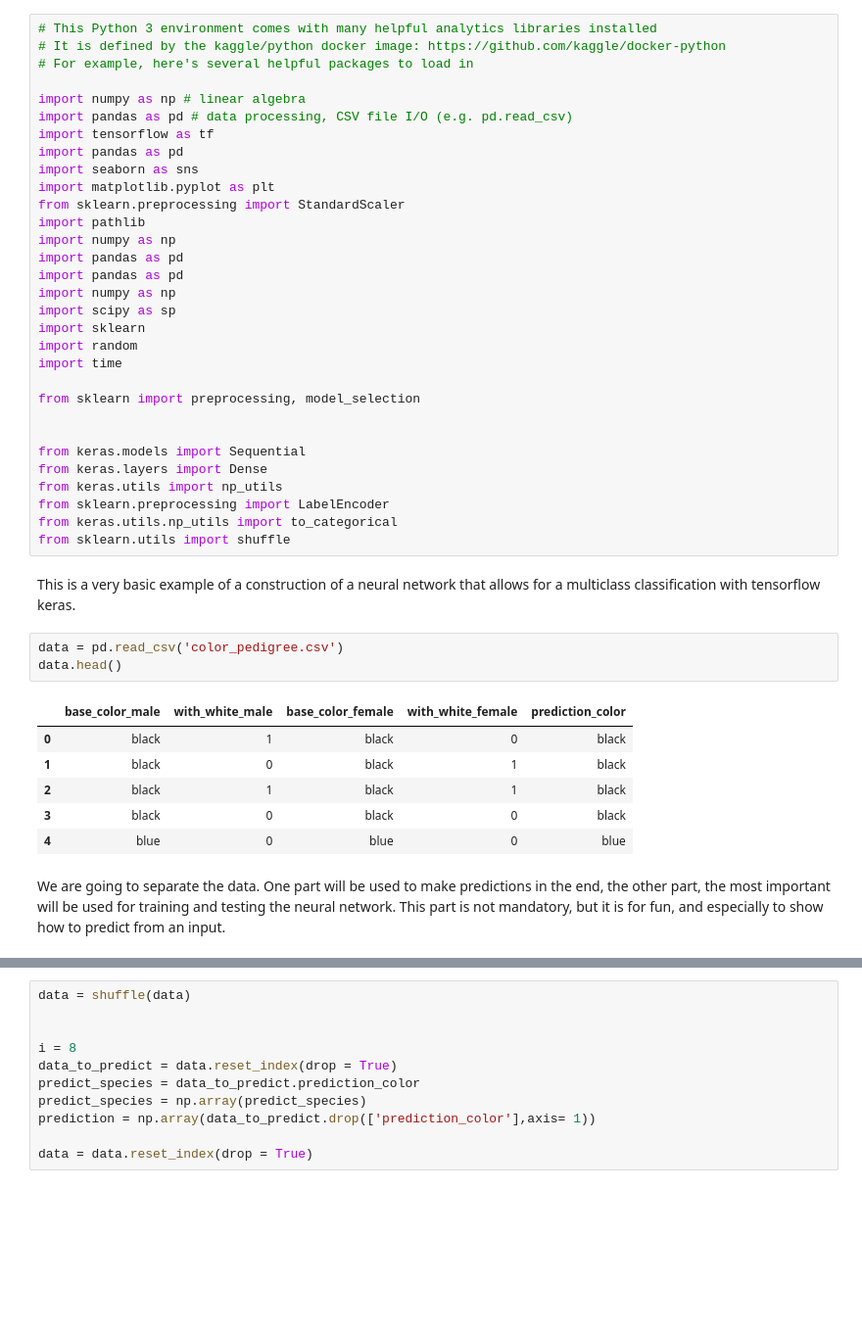
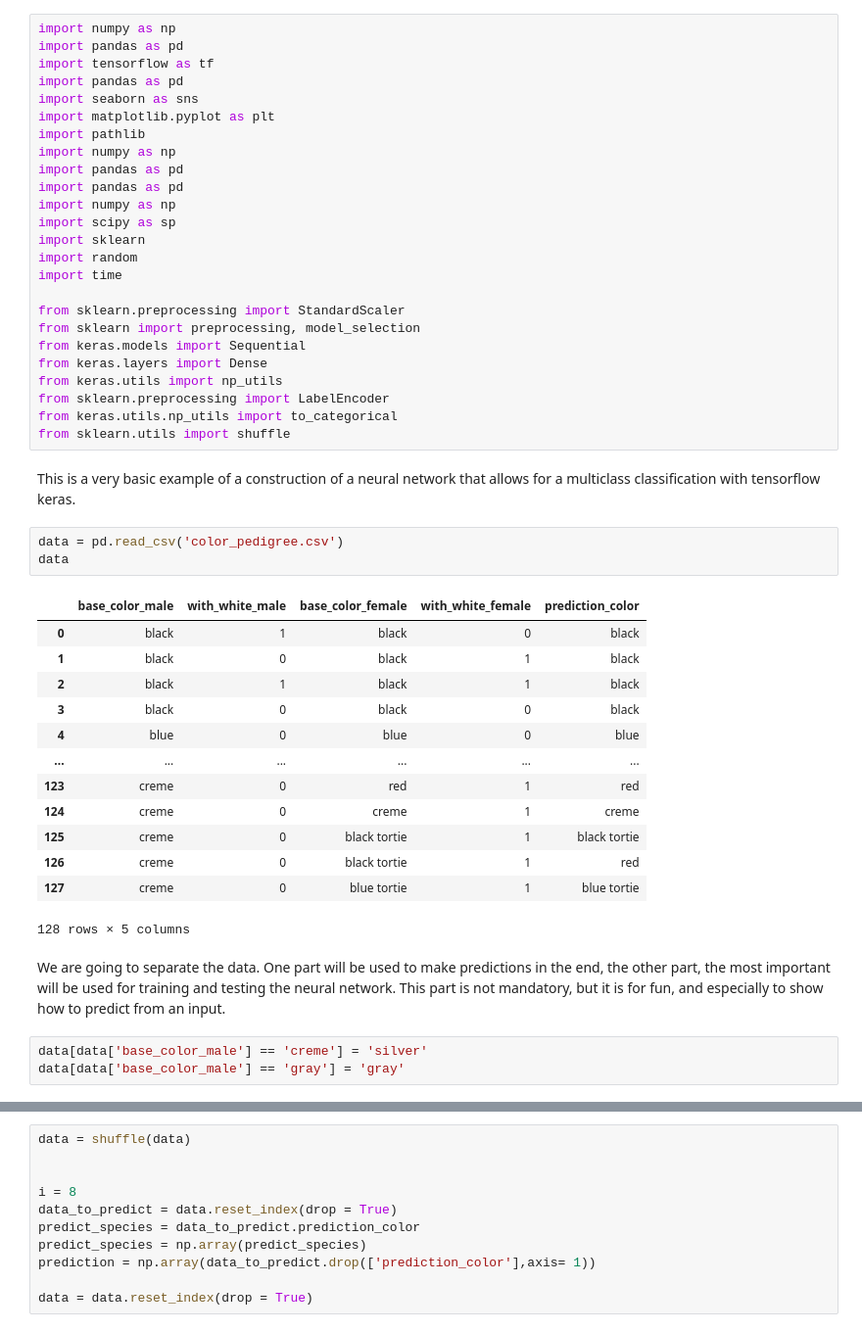
Before and after one commit to cat-pedigree/CatPedigree_ML_Model, a Jupyter notebook: multiclass-iris-prediction-with-tensorflow-keras.ipynb, the cells around one changed output, grey strips where cells are left out. Shown at 98% size. Cells and saved outputs as stored; diff of their text form; blank space fills up the shorter version.

```diff
--- a/multiclass-iris-prediction-with-tensorflow-keras.ipynb
+++ b/multiclass-iris-prediction-with-tensorflow-keras.ipynb
@@ -1,15 +1,10 @@
 # %%
-# This Python 3 environment comes with many helpful analytics libraries installed
-# It is defined by the kaggle/python docker image: https://github.com/kaggle/docker-python
-# For example, here's several helpful packages to load in
-
-import numpy as np # linear algebra
-import pandas as pd # data processing, CSV file I/O (e.g. pd.read_csv)
+import numpy as np
+import pandas as pd
 import tensorflow as tf
 import pandas as pd
 import seaborn as sns
 import matplotlib.pyplot as plt
-from sklearn.preprocessing import StandardScaler
 import pathlib
 import numpy as np
 import pandas as pd
@@ -20,9 +15,8 @@ import sklearn
 import random
 import time
 
+from sklearn.preprocessing import StandardScaler
 from sklearn import preprocessing, model_selection
-
-
 from keras.models import Sequential
 from keras.layers import Dense
 from keras.utils import np_utils
@@ -34,18 +28,28 @@ from sklearn.utils import shuffle
 This is a very basic example of a construction of a neural network that allows for a multiclass classification with tensorflow keras.
 # %%
 data = pd.read_csv('color_pedigree.csv')
-data.head()
+data
 # %% [output]
 |  | base_color_male | with_white_male | base_color_female | with_white_female | prediction_color |
 | 0 | black | 1 | black | 0 | black |
 | 1 | black | 0 | black | 1 | black |
 | 2 | black | 1 | black | 1 | black |
 | 3 | black | 0 | black | 0 | black |
 | 4 | blue | 0 | blue | 0 | blue |
+| ... | ... | ... | ... | ... | ... |
+| 123 | creme | 0 | red | 1 | red |
+| 124 | creme | 0 | creme | 1 | creme |
+| 125 | creme | 0 | black tortie | 1 | black tortie |
+| 126 | creme | 0 | black tortie | 1 | red |
+| 127 | creme | 0 | blue tortie | 1 | blue tortie |
+128 rows × 5 columns
 # %% [markdown]
 
 We are going to separate the data. One part will be used to make predictions in the end, the other part, the most important will be used for training and testing the neural network.
 This part is not mandatory, but it is for fun, and especially to show how to predict from an input.
+# %%
+data[data['base_color_male'] == 'creme'] = 'silver'
+data[data['base_color_male'] == 'gray'] = 'gray'
 # %%
 class_labels = df['prediction_color'].unique()
 class_labels
```
Also changed, not shown: parts of 21 cells of this notebook, 6 other files.
